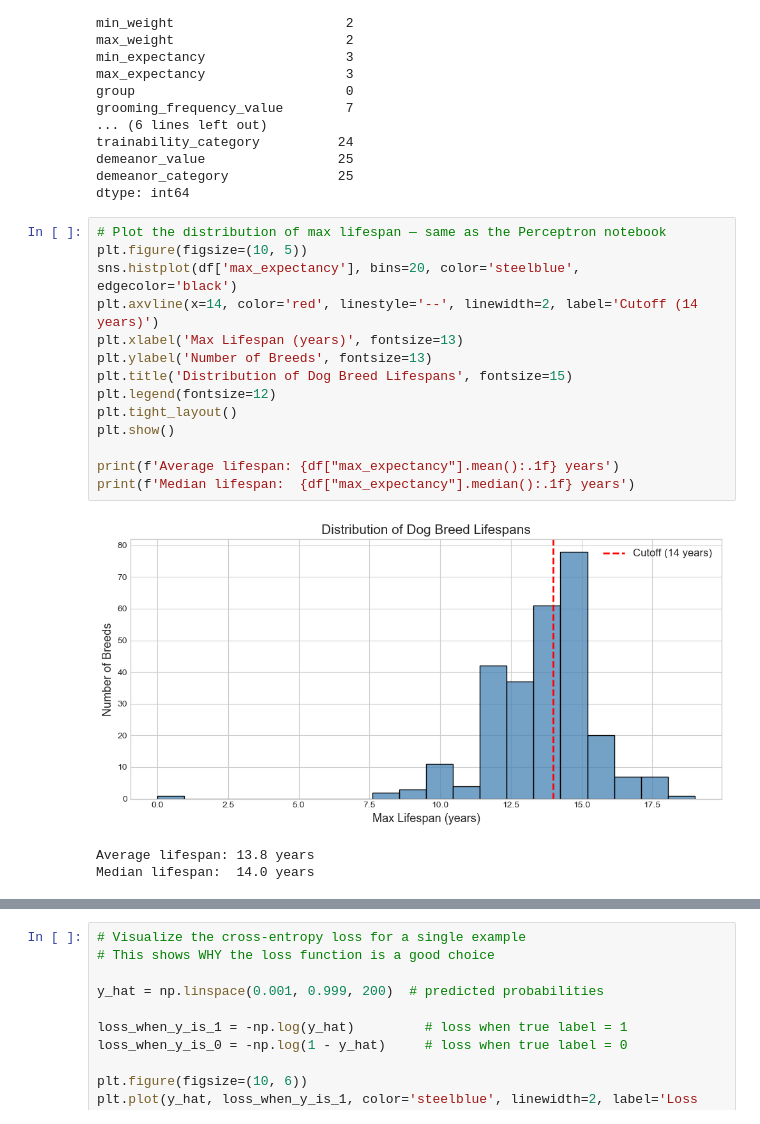
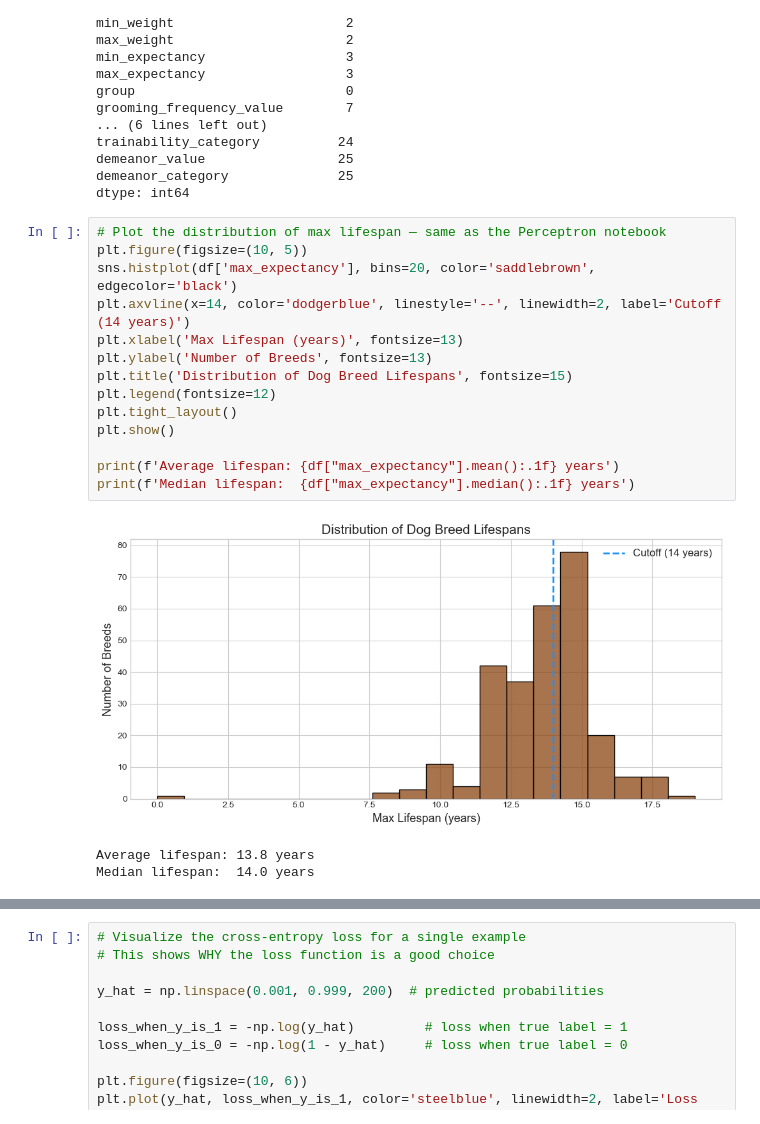
Before and after one commit to ml230-2026/CMOR438, a Jupyter notebook: examples/supervised/C) Logistic Regression/logistic_regression.ipynb, the cells around one changed output, grey strips where cells are left out. Cells and saved outputs as stored; diff of their text form.

```diff
--- a/examples/supervised/C) Logistic Regression/logistic_regression.ipynb
+++ b/examples/supervised/C) Logistic Regression/logistic_regression.ipynb
@@ -178,19 +178,19 @@ dtype: int64
 # %%
 # Plot the distribution of max lifespan — same as the Perceptron notebook
 plt.figure(figsize=(10, 5))
-sns.histplot(df['max_expectancy'], bins=20, color='steelblue', edgecolor='black')
-plt.axvline(x=14, color='red', linestyle='--', linewidth=2, label='Cutoff (14 years)')
+sns.histplot(df['max_expectancy'], bins=20, color='saddlebrown', edgecolor='black')
+plt.axvline(x=14, color='dodgerblue', linestyle='--', linewidth=2, label='Cutoff (14 years)')
 plt.xlabel('Max Lifespan (years)', fontsize=13)
 plt.ylabel('Number of Breeds', fontsize=13)
 plt.title('Distribution of Dog Breed Lifespans', fontsize=15)
 plt.legend(fontsize=12)
 plt.tight_layout()
 plt.show()
 
 print(f'Average lifespan: {df["max_expectancy"].mean():.1f} years')
 print(f'Median lifespan:  {df["max_expectancy"].median():.1f} years')
 # %% [output]
-[figure, old version]
+[figure, new version]
 Average lifespan: 13.8 years
 Median lifespan:  14.0 years
 # %% [markdown]
```
Also changed, not shown: parts of 5 cells of this notebook.
